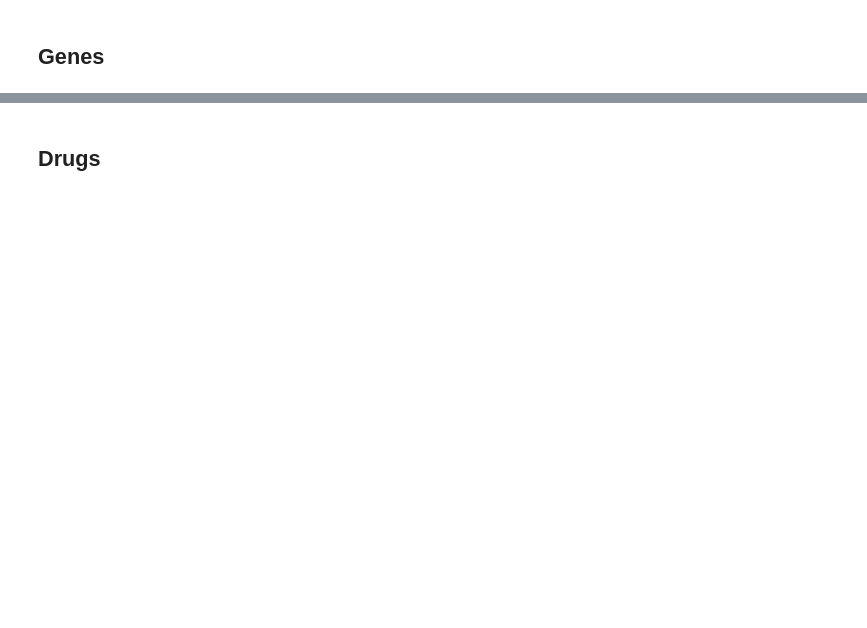
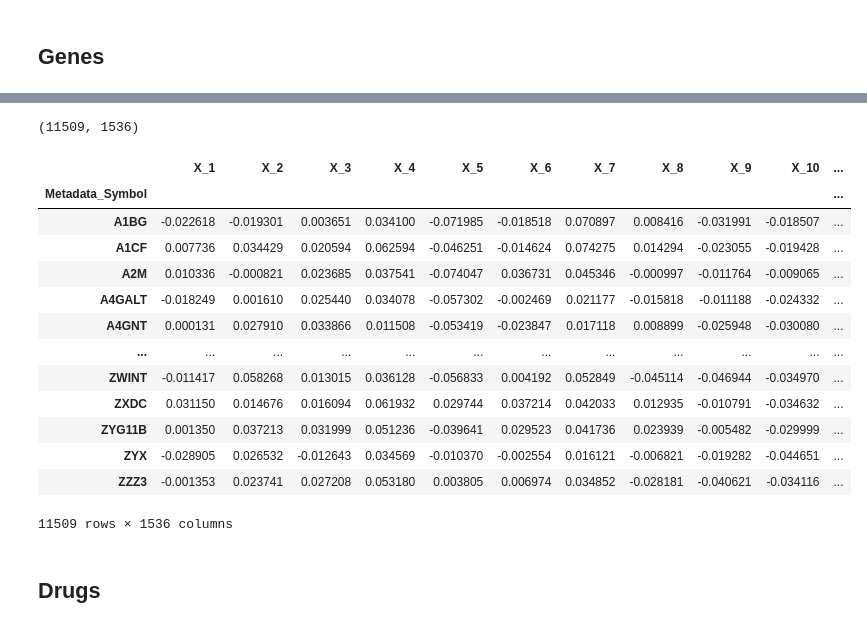
Before and after one commit to lordim/gene_drug_graph, a Jupyter notebook: notebooks/parquet_test.ipynb, the cells around one changed output, grey strips where cells are left out. Saved outputs shown, nothing was run; the diff lists cells and outputs as text; code cells hidden in the pictures; blank space fills up the shorter version.

Commit message:
added gene embedding processing in parquet_test.ipynb

```diff
--- a/notebooks/parquet_test.ipynb
+++ b/notebooks/parquet_test.ipynb
@@ -50,0 +54,36 @@ df.Metadata_Symbol.unique().shape, df.Metadata_NCBI_Gene_ID.unique().shape
+# %%
+df_tgt_motive.drop(df_tgt_motive.columns, axis=1, inplace=True)
+# %%
+llm_embeddings = []
+for idx in tqdm(df_tgt_motive.index):
+    df_temp = df_embeds[df_embeds["Metadata_Symbol"] == idx]
+    llm_embeddings.append(df_temp["llm_embedding"].iloc[0])
+# %%
+llm_embeddings = np.array(llm_embeddings)
+llm_embeddings.shape
+# %% [output]
+(11509, 1536)
+# %%
+# Step 1: Add q new columns to the DataFrame
+num_genes, embed_dim = llm_embeddings.shape
+
+# Step 2: Fill the new columns with values from the embedding matrix
+for i in tqdm(range(embed_dim)):
+    df_tgt_motive[f'X_{i+1}'] = llm_embeddings[:, i]
+# %%
+df_tgt_motive
+# %% [output]
+|  | X_1 | X_2 | X_3 | X_4 | X_5 | X_6 | X_7 | X_8 | X_9 | X_10 | ... |
+| Metadata_Symbol |  |  |  |  |  |  |  |  |  |  | ... |
+| A1BG | -0.022618 | -0.019301 | 0.003651 | 0.034100 | -0.071985 | -0.018518 | 0.070897 | 0.008416 | -0.031991 | -0.018507 | ... |
+| A1CF | 0.007736 | 0.034429 | 0.020594 | 0.062594 | -0.046251 | -0.014624 | 0.074275 | 0.014294 | -0.023055 | -0.019428 | ... |
+| A2M | 0.010336 | -0.000821 | 0.023685 | 0.037541 | -0.074047 | 0.036731 | 0.045346 | -0.000997 | -0.011764 | -0.009065 | ... |
+| A4GALT | -0.018249 | 0.001610 | 0.025440 | 0.034078 | -0.057302 | -0.002469 | 0.021177 | -0.015818 | -0.011188 | -0.024332 | ... |
+| A4GNT | 0.000131 | 0.027910 | 0.033866 | 0.011508 | -0.053419 | -0.023847 | 0.017118 | 0.008899 | -0.025948 | -0.030080 | ... |
+| ... | ... | ... | ... | ... | ... | ... | ... | ... | ... | ... | ... |
+| ZWINT | -0.011417 | 0.058268 | 0.013015 | 0.036128 | -0.056833 | 0.004192 | 0.052849 | -0.045114 | -0.046944 | -0.034970 | ... |
+| ZXDC | 0.031150 | 0.014676 | 0.016094 | 0.061932 | 0.029744 | 0.037214 | 0.042033 | 0.012935 | -0.010791 | -0.034632 | ... |
+| ZYG11B | 0.001350 | 0.037213 | 0.031999 | 0.051236 | -0.039641 | 0.029523 | 0.041736 | 0.023939 | -0.005482 | -0.029999 | ... |
+| ZYX | -0.028905 | 0.026532 | -0.012643 | 0.034569 | -0.010370 | -0.002554 | 0.016121 | -0.006821 | -0.019282 | -0.044651 | ... |
+| ZZZ3 | -0.001353 | 0.023741 | 0.027208 | 0.053180 | 0.003805 | 0.006974 | 0.034852 | -0.028181 | -0.040621 | -0.034116 | ... |
+11509 rows × 1536 columns
```
Also changed, not shown: parts of 13 cells of this notebook.
